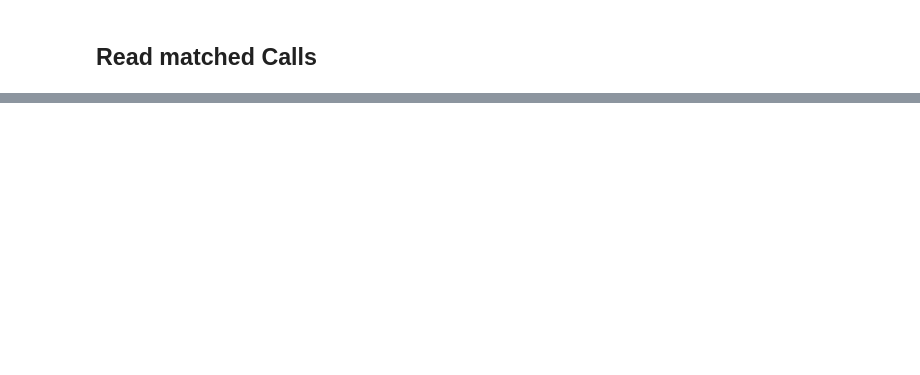
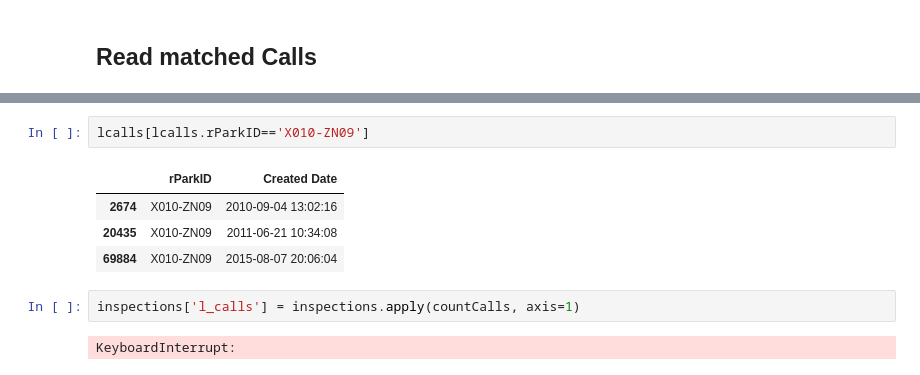
Before and after one commit to gdobler/parqa, a Jupyter notebook: Inspections/Inspections_generate_call_windows.ipynb, the cells around one changed output, grey strips where cells are left out. Saved outputs shown, nothing was run; the diff lists cells and outputs as text; blank space fills up the shorter version.

```diff
--- a/Inspections/Inspections_generate_call_windows.ipynb
+++ b/Inspections/Inspections_generate_call_windows.ipynb
@@ -81,0 +120,11 @@ for name, g in parks:
+# %%
+lcalls[lcalls.rParkID=='X010-ZN09']
+# %% [output]
+|  | rParkID | Created Date |
+| 2674 | X010-ZN09 | 2010-09-04 13:02:16 |
+| 20435 | X010-ZN09 | 2011-06-21 10:34:08 |
+| 69884 | X010-ZN09 | 2015-08-07 20:06:04 |
+# %%
+inspections['l_calls'] = inspections.apply(countCalls, axis=1)
+# %% [output]
+KeyboardInterrupt:
```
Also changed, not shown: parts of 14 cells of this notebook, 1 other file.
